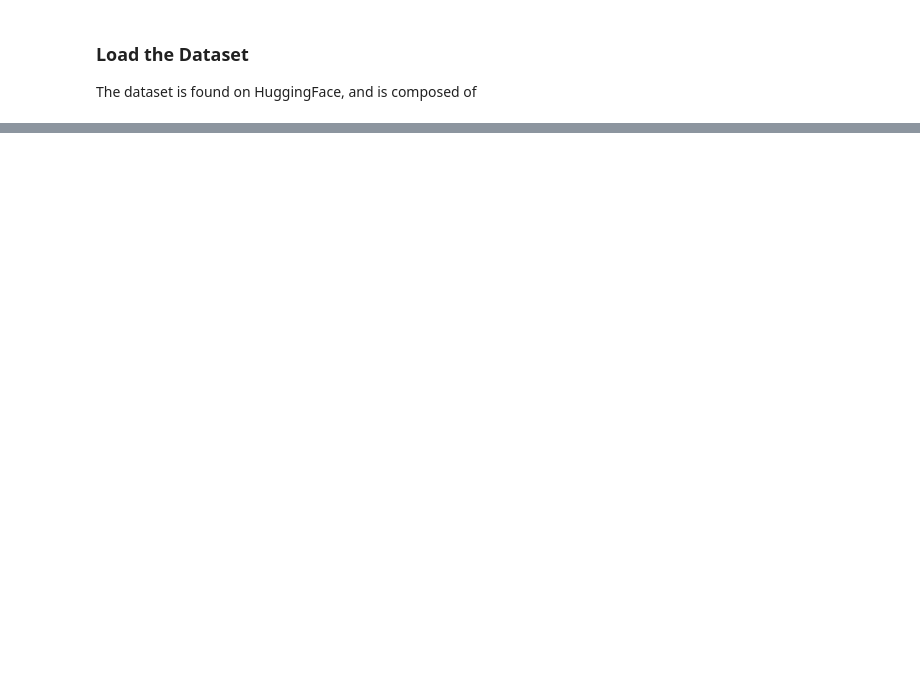
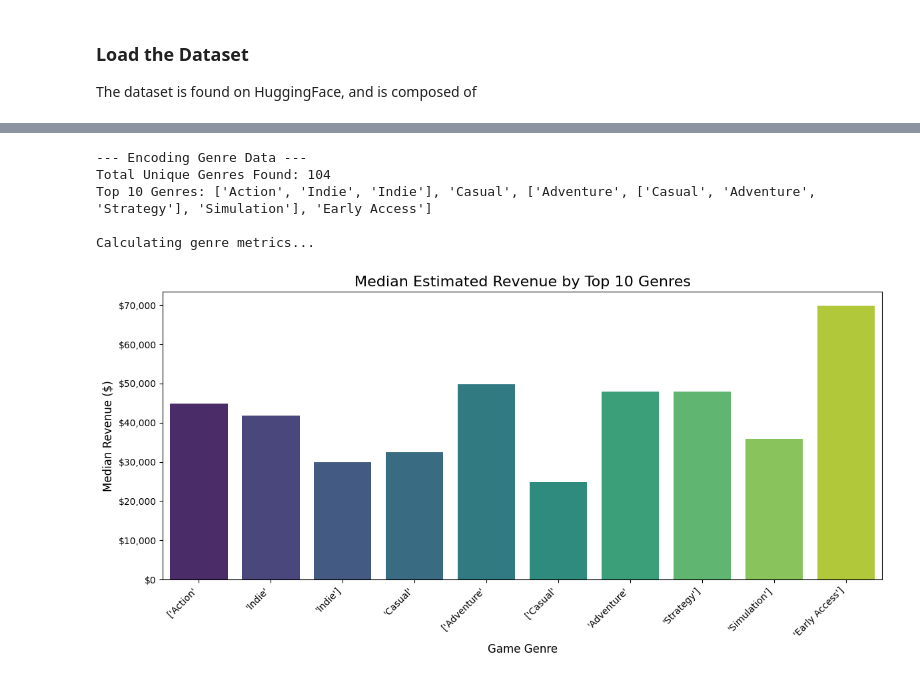
Before and after one commit to AMahapatra-Anly/Steam-Pricing-Analysis, a Jupyter notebook: Steam_Pricing_Analysis.ipynb, the cells around one changed output, grey strips where cells are left out. Cells and saved outputs as stored; diff of their text form; code cells hidden in the pictures; blank space fills up the shorter version.

```diff
--- a/Steam_Pricing_Analysis.ipynb
+++ b/Steam_Pricing_Analysis.ipynb
@@ -114,0 +187,74 @@ df_premium[['name', 'price', 'owners_midpoint', 'est_revenue', 'release_year']].
+# %%
+print("--- Encoding Genre Data ---")
+
+# We use df_premium as our base for analysis
+df_analysis = df_premium.copy()
+
+# 1. Clean the genres column
+def clean_genres(g):
+    if pd.isna(g):
+        return []
+    if isinstance(g, str):
+        return [genre.strip() for genre in g.split(',')]
+    return g
+
+df_analysis['genres_list'] = df_analysis['genres'].apply(clean_genres)
+
+# 2. Initialize and fit MultiLabelBinarizer
+mlb = MultiLabelBinarizer()
+genre_matrix = mlb.fit_transform(df_analysis['genres_list'])
+
+# 3. Create genre DataFrame and join it back
+genre_df = pd.DataFrame(genre_matrix, columns=mlb.classes_, index=df_analysis.index)
+df_analysis = df_analysis.join(genre_df)
+
+# 4. Calculate the total counts and select TOP 10
+genre_counts = genre_df.sum().sort_values(ascending=False)
+top_genres = genre_counts.index.tolist()[:10]  # FIX: Limit to Top 10
+
+print(f"Total Unique Genres Found: {len(mlb.classes_)}")
+print(f"Top 10 Genres: {', '.join(top_genres)}")
+
+print("\nCalculating genre metrics...")
+
+genre_revenue_data = []
+for genre in top_genres:
+    genre_subset = df_analysis[df_analysis[genre] == 1]
+
+    genre_revenue_data.append({
+        'Genre': genre,
+        'Median Revenue ($)': genre_subset['est_revenue'].median(),
+        'Median Price ($)': genre_subset['price'].median(),
+        'Total Games': len(genre_subset)
+    })
+
+df_genre_metrics = pd.DataFrame(genre_revenue_data)
+
+# 5. Visualization
+plt.figure(figsize=(12, 6))
+ax = sns.barplot(
+    data=df_genre_metrics,
+    x='Genre',
+    y='Median Revenue ($)',
+    hue='Genre',
+    palette='viridis',
+    legend=False
+)
+
+plt.title('Median Estimated Revenue by Top 10 Genres', fontsize=16)
+plt.xlabel('Game Genre', fontsize=12)
+plt.ylabel('Median Revenue ($)', fontsize=12)
+plt.xticks(rotation=45, ha='right')
+ax.yaxis.set_major_formatter(plt.FuncFormatter(lambda x, loc: "${:,}".format(int(x))))
+
+plt.tight_layout()
+os.makedirs('graphs', exist_ok=True)
+plt.savefig('graphs/median_revenue_by_genre.png')
+plt.show()
+# %% [output]
+--- Encoding Genre Data ---
+Total Unique Genres Found: 104
+Top 10 Genres: ['Action', 'Indie', 'Indie'], 'Casual', ['Adventure', ['Casual', 'Adventure', 'Strategy'], 'Simulation'], 'Early Access']
+
+Calculating genre metrics...
+[figure, added]
```
Also changed, not shown: parts of 20 cells of this notebook, 8 other files.
